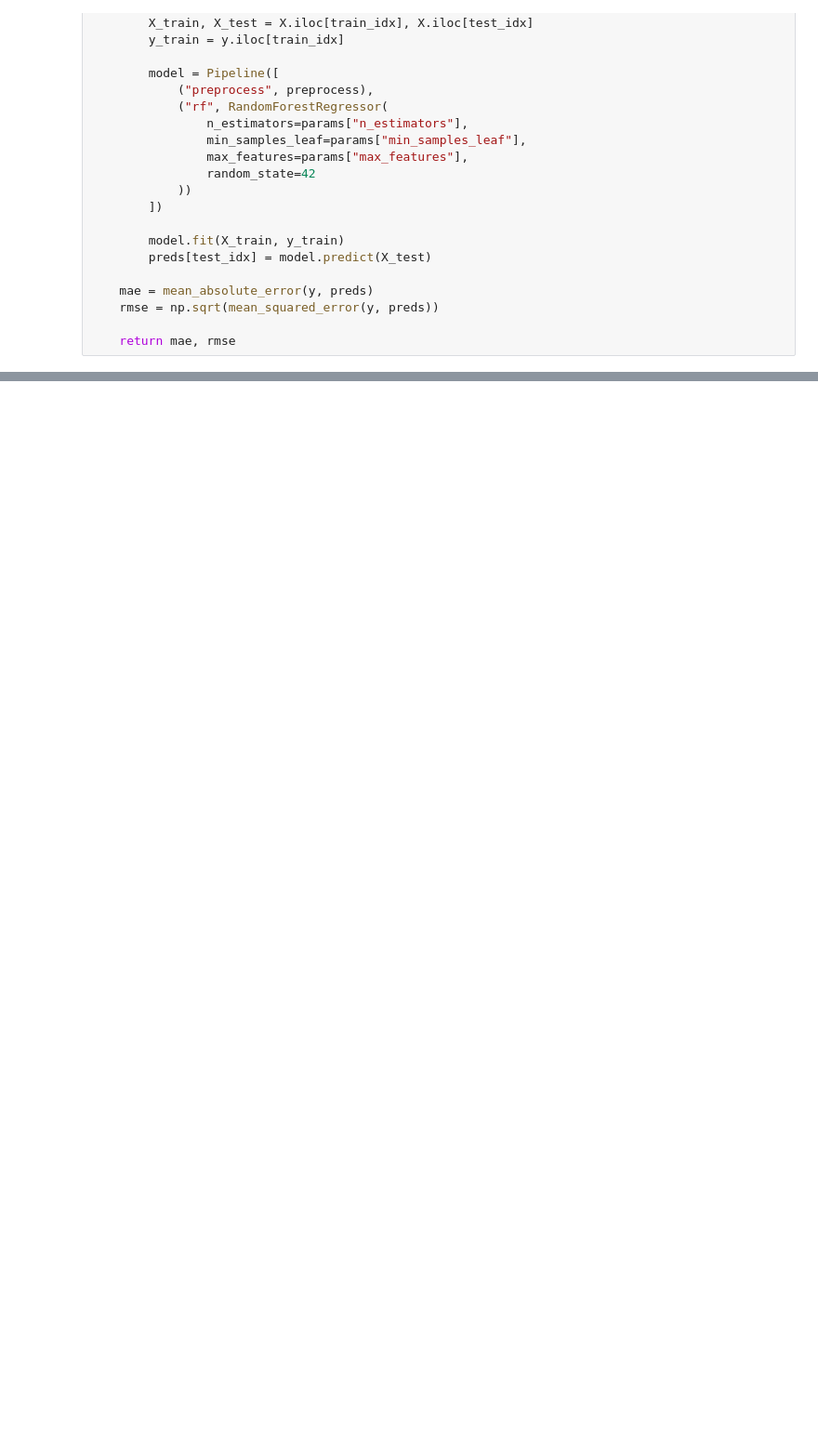
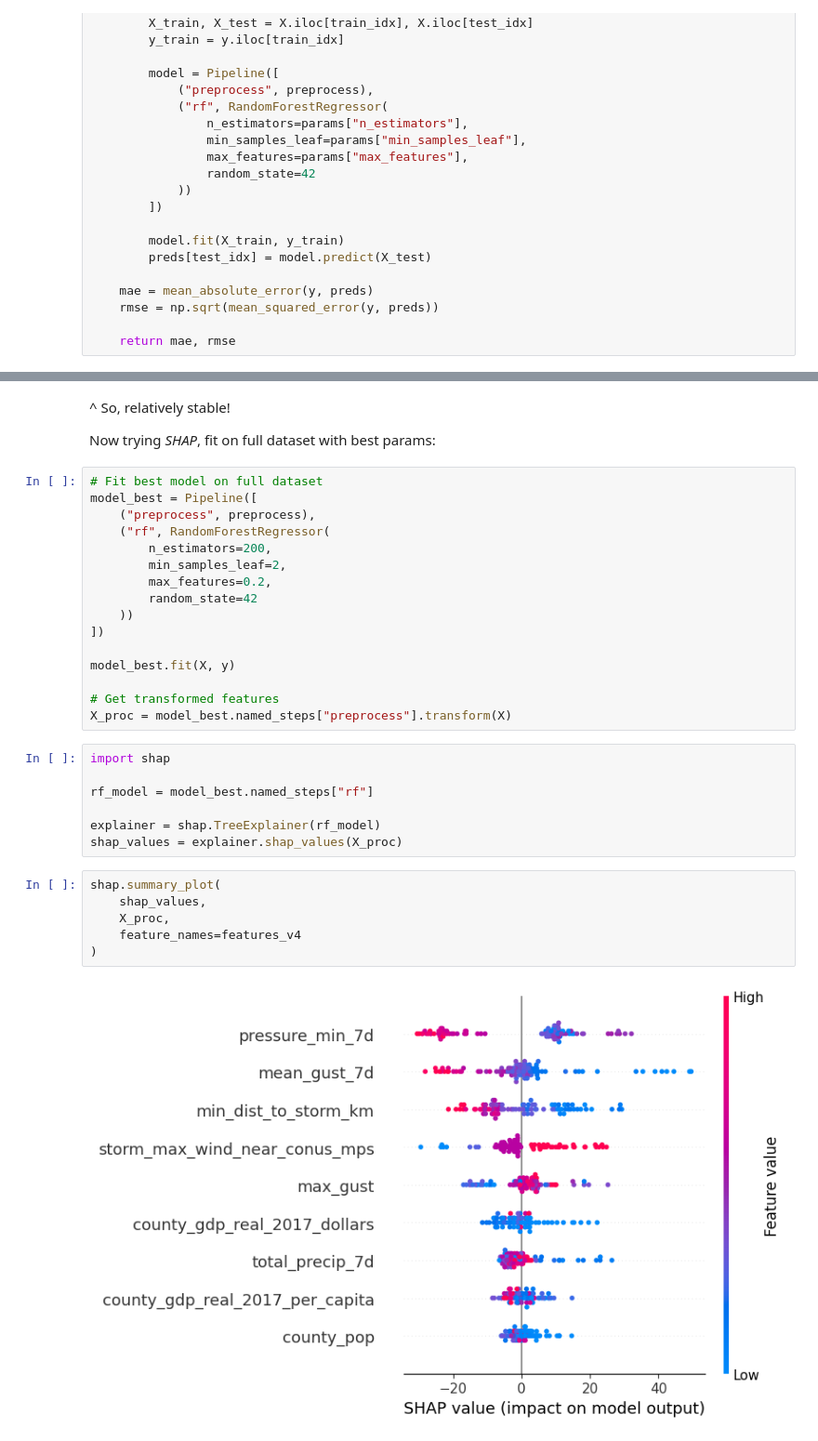
Before and after one commit to lukemccarvill/outage-recovery-forecasting, a Jupyter notebook: python_scripts/RF_v4.ipynb, the cells around one changed output, grey strips where cells are left out. Shown at 93% size. Cells and saved outputs as stored; diff of their text form; blank space fills up the shorter version.

```diff
--- a/python_scripts/RF_v4.ipynb
+++ b/python_scripts/RF_v4.ipynb
@@ -624,0 +799,35 @@ plt.show()
+# %% [markdown]
+^ So, relatively stable!
+
+Now trying *SHAP*, fit on full dataset with best params:
+# %%
+# Fit best model on full dataset
+model_best = Pipeline([
+    ("preprocess", preprocess),
+    ("rf", RandomForestRegressor(
+        n_estimators=200,
+        min_samples_leaf=2,
+        max_features=0.2,
+        random_state=42
+    ))
+])
+
+model_best.fit(X, y)
+
+# Get transformed features
+X_proc = model_best.named_steps["preprocess"].transform(X)
+# %%
+import shap
+
+rf_model = model_best.named_steps["rf"]
+
+explainer = shap.TreeExplainer(rf_model)
+shap_values = explainer.shap_values(X_proc)
+# %%
+shap.summary_plot(
+    shap_values,
+    X_proc,
+    feature_names=features_v4
+)
+# %% [output]
+[figure, added]
```
Also changed, not shown: parts of 34 cells of this notebook, 3 other files.
